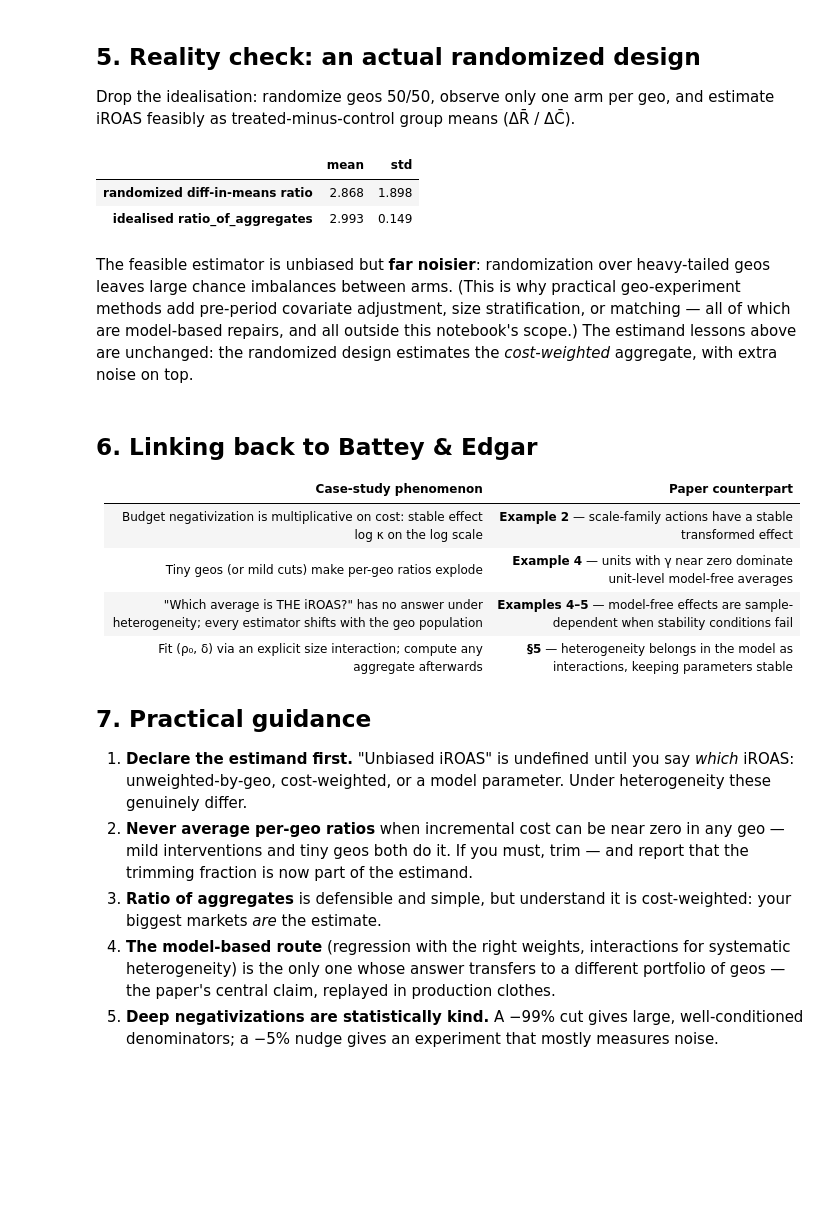
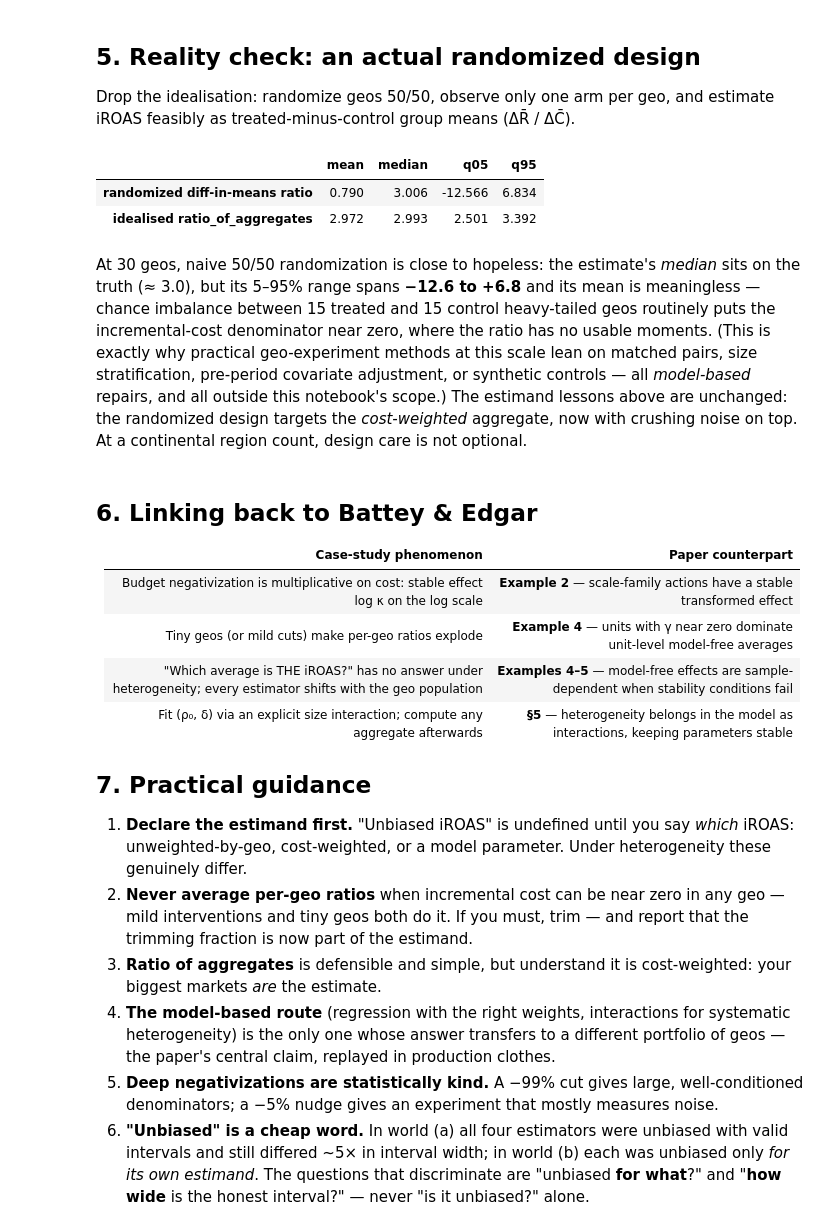
Before and after one commit to Naitsabes1990CL/RatioMetricsTreatmentEffects, a Jupyter notebook: notebooks/02_iroas_geo_experiment_case_study.ipynb, the cells around one changed output. Saved outputs shown, nothing was run; the diff lists cells and outputs as text; code cells hidden in the pictures; blank space fills up the shorter version.

```diff
--- a/notebooks/02_iroas_geo_experiment_case_study.ipynb
+++ b/notebooks/02_iroas_geo_experiment_case_study.ipynb
@@ -34,10 +36,15 @@ import numpy as np
 import pandas as pd
 import matplotlib.pyplot as plt
 
-from logic.simulation_engine import run_study, run_scenarios
+from logic.simulation_engine import (
+    bias_coverage_summary,
+    run_scenarios,
+    run_study,
+)
 from logic.iroas_models import (
     GEO_POPULATIONS,
     GeoiROASModel,
+    iroas_inference,
     randomize_assignment,
     randomized_iroas,
 )
@@ -49,7 +56,7 @@ from logic.treatment_effect_plots import (
 )
 
 SEED = 20261010
-N_GEOS = 200
+N_GEOS = 30   # realistic scale: regions across LATAM
 N_REPS = 300
 RHO = 3.0  # true iROAS: each incremental $1 of spend returns $3 of revenue
 # %% [markdown]
@@ -168,0 +219,12 @@ plt.show()
+# %%
+parent = np.random.default_rng(SEED + 10)
+frames = []
+for label, m in sweep.items():
+    d = m.draw(n=N_GEOS, n_reps=N_REPS, rng=parent.spawn(1)[0])
+    inf = iroas_inference(m, d)
+    inf["scenario"] = label
+    frames.append(inf)
+inf_sweep = pd.concat(frames, ignore_index=True)
+bias_coverage_summary(
+    inf_sweep, group_cols=("scenario", "estimator")
+)[["bias", "emp_sd", "mean_se", "coverage"]].round(3)
@@ -284,29 +455,39 @@ estimate iROAS feasibly as treated-minus-control group means
 # %%
 model = GeoiROASModel(GEO_POPULATIONS["zipf_like"], rho0=RHO, kappa=0.01)
 rng = np.random.default_rng(SEED + 6)
 data = model.draw(n=N_GEOS, n_reps=N_REPS, rng=rng)
 obs = randomize_assignment(data, p_treated=0.5, rng=rng)
 feasible = randomized_iroas(obs["revenue"], obs["cost"], obs["treated"])
 
 ideal = run_study(model, n=N_GEOS, n_reps=N_REPS, seed=SEED + 7)
 ideal_roa = ideal[ideal.estimator == "ratio_of_aggregates"]["estimate"]
-pd.DataFrame({
-    "mean": [np.nanmean(feasible), ideal_roa.mean()],
-    "std": [np.nanstd(feasible), ideal_roa.std()],
-}, index=["randomized diff-in-means ratio",
-          "idealised ratio_of_aggregates"]).round(3)
+rows = {}
+for label, x in [("randomized diff-in-means ratio", feasible),
+                 ("idealised ratio_of_aggregates", ideal_roa)]:
+    x = np.asarray(x, dtype=float)
+    rows[label] = {
+        "mean": np.nanmean(x),
+        "median": np.nanmedian(x),
+        "q05": np.nanquantile(x, 0.05),
+        "q95": np.nanquantile(x, 0.95),
+    }
+pd.DataFrame(rows).T.round(3)
 # %% [output]
-|  | mean | std |
-| randomized diff-in-means ratio | 2.868 | 1.898 |
-| idealised ratio_of_aggregates | 2.993 | 0.149 |
+|  | mean | median | q05 | q95 |
+| randomized diff-in-means ratio | 0.790 | 3.006 | -12.566 | 6.834 |
+| idealised ratio_of_aggregates | 2.972 | 2.993 | 2.501 | 3.392 |
 # %% [markdown]
-The feasible estimator is unbiased but **far noisier**: randomization over
-heavy-tailed geos leaves large chance imbalances between arms. (This is why
-practical geo-experiment methods add pre-period covariate adjustment, size
-stratification, or matching — all of which are model-based repairs, and all
-outside this notebook's scope.) The estimand lessons above are unchanged: the
-randomized design estimates the *cost-weighted* aggregate, with extra noise on
-top.
+At 30 geos, naive 50/50 randomization is close to hopeless: the estimate's
+*median* sits on the truth (≈ 3.0), but its 5–95% range spans **−12.6 to
++6.8** and its mean is meaningless — chance imbalance between 15 treated and
+15 control heavy-tailed geos routinely puts the incremental-cost denominator
+near zero, where the ratio has no usable moments. (This is exactly why
+practical geo-experiment methods at this scale lean on matched pairs, size
+stratification, pre-period covariate adjustment, or synthetic controls — all
+*model-based* repairs, and all outside this notebook's scope.) The estimand
+lessons above are unchanged: the randomized design targets the
+*cost-weighted* aggregate, now with crushing noise on top. At a continental
+region count, design care is not optional.
 # %% [markdown]
 ## 6. Linking back to Battey & Edgar
 
@@ -334,3 +515,8 @@ top.
 5. **Deep negativizations are statistically kind.** A −99% cut gives large,
    well-conditioned denominators; a −5% nudge gives an experiment that mostly
    measures noise.
+6. **"Unbiased" is a cheap word.** In world (a) all four estimators were
+   unbiased with valid intervals and still differed ~5× in interval width;
+   in world (b) each was unbiased only *for its own estimand*. The questions
+   that discriminate are "unbiased **for what**?" and "**how wide** is the
+   honest interval?" — never "is it unbiased?" alone.
```
Also changed, not shown: parts of 19 cells of this notebook, 4 other files.
